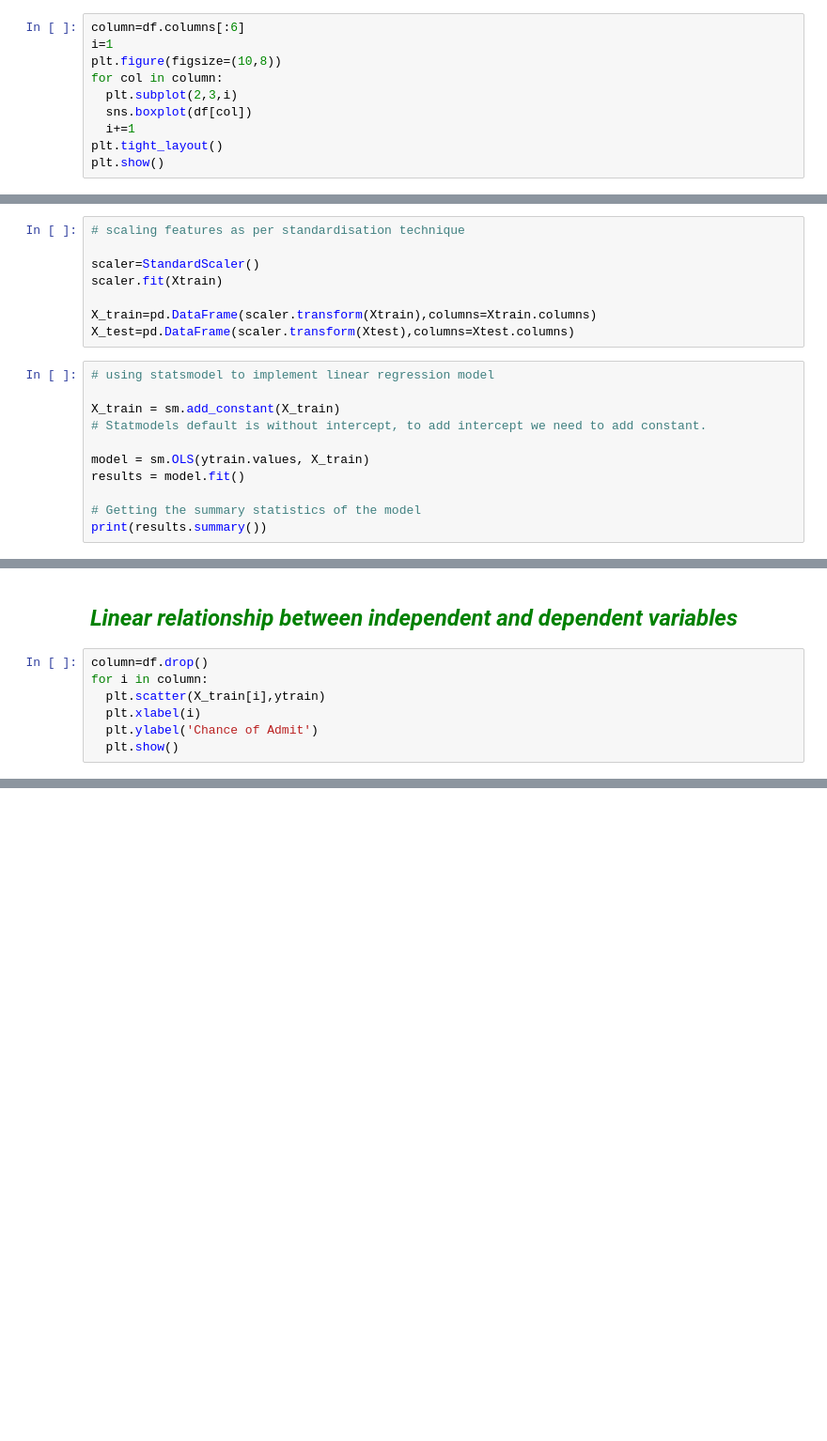
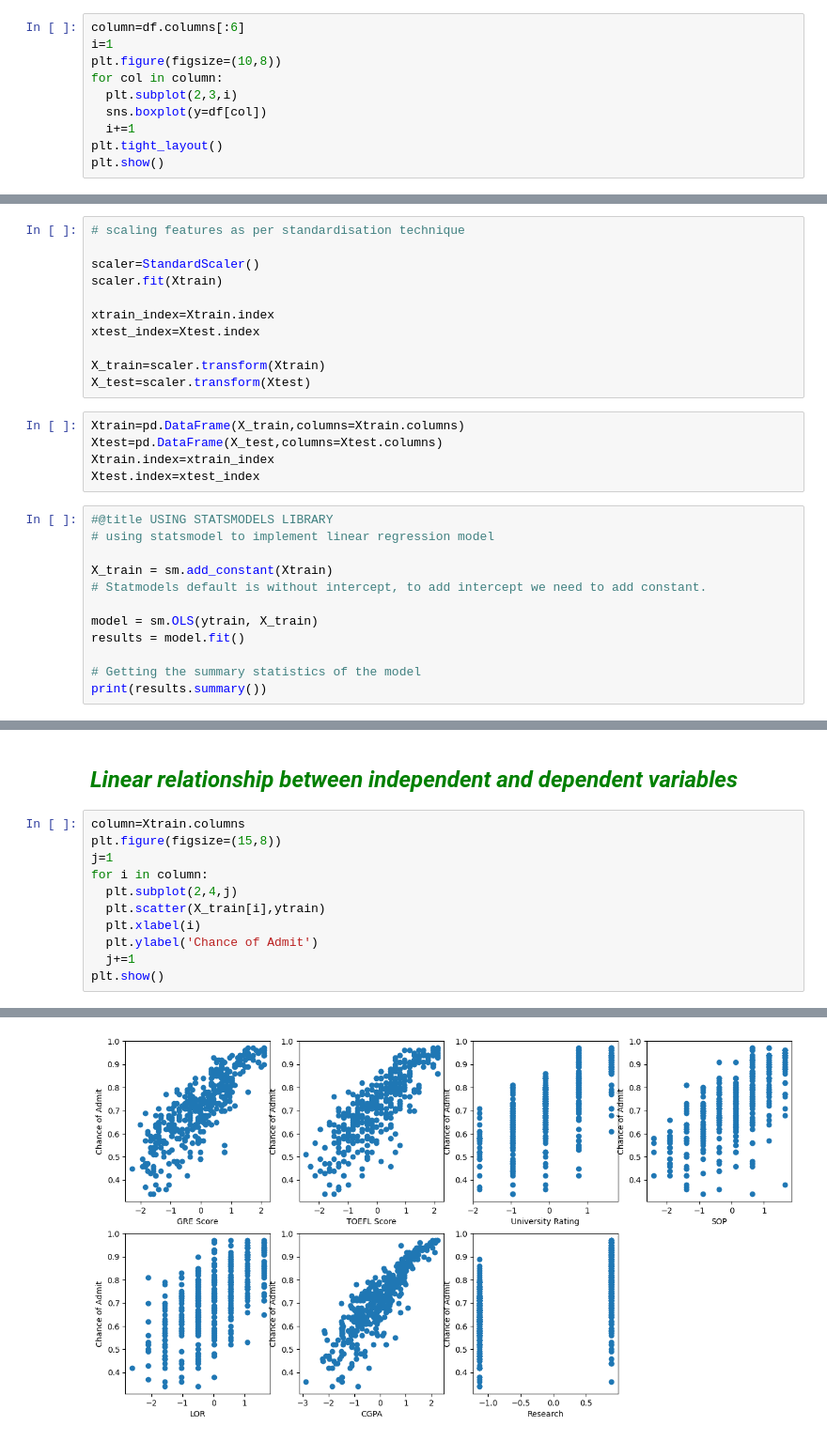
Before and after one commit to shamabansal17/Predicting-probabilty-to-get-admission-in-IVY-colleges, a Jupyter notebook: Jamboree.ipynb, the cells around one changed output, grey strips where cells are left out. Shown at 94% size. Saved outputs shown, nothing was run; the diff lists cells and outputs as text; blank space fills up the shorter version.

```diff
--- a/Jamboree.ipynb
+++ b/Jamboree.ipynb
@@ -193,7 +196,7 @@ i=1
 plt.figure(figsize=(10,8))
 for col in column:
   plt.subplot(2,3,i)
-  sns.boxplot(df[col])
+  sns.boxplot(y=df[col])
   i+=1
 plt.tight_layout()
 plt.show()
@@ -358,15 +359,24 @@ Xtrain.shape,Xtest.shape,ytrain.shape,ytest.shape
 scaler=StandardScaler()
 scaler.fit(Xtrain)
 
-X_train=pd.DataFrame(scaler.transform(Xtrain),columns=Xtrain.columns)
-X_test=pd.DataFrame(scaler.transform(Xtest),columns=Xtest.columns)
+xtrain_index=Xtrain.index
+xtest_index=Xtest.index
+
+X_train=scaler.transform(Xtrain)
+X_test=scaler.transform(Xtest)
+# %%
+Xtrain=pd.DataFrame(X_train,columns=Xtrain.columns)
+Xtest=pd.DataFrame(X_test,columns=Xtest.columns)
+Xtrain.index=xtrain_index
+Xtest.index=xtest_index
 # %%
+#@title USING STATSMODELS LIBRARY
 # using statsmodel to implement linear regression model
 
-X_train = sm.add_constant(X_train)
+X_train = sm.add_constant(Xtrain)
 # Statmodels default is without intercept, to add intercept we need to add constant.
 
-model = sm.OLS(ytrain.values, X_train)
+model = sm.OLS(ytrain, X_train)
 results = model.fit()
 
 # Getting the summary statistics of the model
@@ -615,10 +639,14 @@ Mean of residuals is : 0.0
 # %% [markdown]
 ### <font color='green' size=5> *Linear relationship between independent and dependent variables* </font>
 # %%
-column=df.drop()
+column=Xtrain.columns
+plt.figure(figsize=(15,8))
+j=1
 for i in column:
+  plt.subplot(2,4,j)
   plt.scatter(X_train[i],ytrain)
   plt.xlabel(i)
   plt.ylabel('Chance of Admit')
-  plt.show()
+  j+=1
+plt.show()
 # %% [output]
@@ -625,0 +653 @@ TypeError: 'NoneType' object is not iterable
+[figure, added]
```
Also changed, not shown: parts of 41 cells of this notebook.
